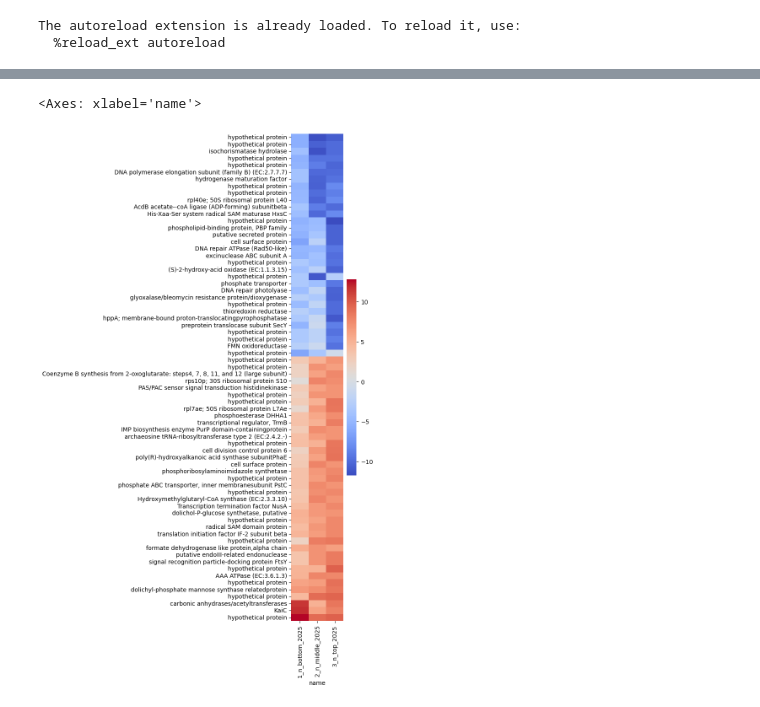
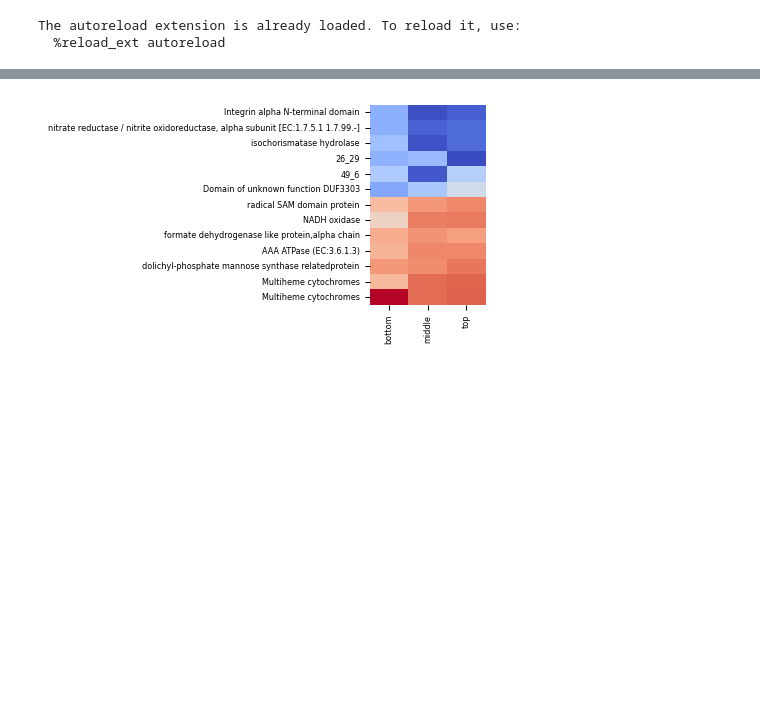
Before and after one commit to pipparichter/banfield, a Jupyter notebook: notebooks/sandbox-5.ipynb, the cells around one changed output, grey strips where cells are left out. Drawn from its saved outputs; the diff is of its cells as text; code cells hidden in the pictures; blank space fills up the shorter version.

```diff
--- a/notebooks/sandbox-5.ipynb
+++ b/notebooks/sandbox-5.ipynb
@@ -355,10 +307,10 @@ n_sample_names = metat_df.sample_name[metat_df.sample_name.str.startswith('n_')]
 ck_sample_names = metat_df.sample_name[~metat_df.sample_name.str.startswith('n_')].unique()
 
 
-def get_differential_expression(metat_df:pd.DataFrame, control_sample_names=ck_sample_names):
+def get_differential_expression(metat_df:pd.DataFrame, control_sample_names=ck_sample_names, year='2025'):
     '''Limited by the fact that I don't have true technical replicates.'''
     # Each row is a gene and each column is the expression level of that gene in the sample.
-    df = metat_df.pivot(columns='sample_name', values='normalized_coverage', index='geneid').copy()
+    df = metat_df.pivot(columns='sample_name', values='normalized_coverage', index='gene_id').copy()
     df = df.reset_index()
 
     sample_names = [sample_name for sample_name in metat_df.sample_name.unique() if (sample_name not in control_sample_names)]
@@ -367,9 +319,18 @@ def get_differential_expression(metat_df:pd.DataFrame, control_sample_names=ck_s
     # for sample_name, control_sample_name in itertools.product(sample_names, control_sample_names):
     #     diff_df += [{'id':row['id'], 'delta':row[sample_name] - row[control_sample_name], 'control_sample_name':control_sample_name, 'sample_name':sample_name} for row in df.to_dict(orient='records')]
     for sample_name, control_sample_name in itertools.product(sample_names, control_sample_names):
-        diff_df += [{'gene_id':row['geneid'], 'delta':row[sample_name] - row[control_sample_name], 'control_sample_name':control_sample_name, 'sample_name':sample_name} for row in df.to_dict(orient='records')]
+        diff_df += [{'gene_id':row['gene_id'], 'delta':row[sample_name] - row[control_sample_name], 'control_sample_name':control_sample_name, 'sample_name':sample_name} for row in df.to_dict(orient='records')]
+    diff_df = pd.DataFrame(diff_df)
 
-    diff_df = pd.DataFrame(diff_df)
+    # Filter for samples from the same location, it seems like comparing middle to top, etc. does not really work.
+    get_sample_location = lambda sample_name : re.search('top|bottom|middle', sample_name).group(0)
+
+    diff_df = diff_df[diff_df.control_sample_name.str.contains(year) & diff_df.sample_name.str.contains(year)].copy()
+    diff_df = diff_df[diff_df.control_sample_name.apply(get_sample_location) == diff_df.sample_name.apply(get_sample_location)].copy()
+
+    has_consistent_regulation = lambda df : np.all(np.sign(df.delta.values) == np.sign(df.delta.values)[0])
+    diff_df['consistent'] = diff_df['gene_id'].map(diff_df.groupby('gene_id').apply(has_consistent_regulation, include_groups=False))
+
     return diff_df
 
-diff_df = get_differential_expression(host_metat_df)
+host_diff_df = get_differential_expression(host_metat_df)
@@ -406,31 +337,46 @@ def check_genbank_file(df:pd.DataFrame, fa_path:str='../data/methanoperedens_2.f
 # %%
-get_sample_location = lambda sample_name : re.search('top|bottom|middle', sample_name).group(0)
-
-fig, ax = plt.subplots(figsize=(2, 15))
+def pivot_differential_expression(diff_df, column_order=['n_bottom_2025', 'n_middle_2025', 'n_top_2025'], columns='sample'):
+    diff_df = diff_df.pivot(columns='sample_name', values='delta', index='gene_id').copy()
+    diff_df = diff_df[column_order].copy()
+    return diff_df
 
 control_sample_name_map = {control_sample_name:i for i, control_sample_name in enumerate(ck_sample_names)}
-has_consistent_regulation = lambda df : np.all(np.sign(df.delta.values) == np.sign(df.delta.values)[0])
 
-figure_df = diff_df.copy()
-figure_df = figure_df[figure_df.control_sample_name.str.contains(year) & figure_df.sample_name.str.contains(year)].copy()
-figure_df = figure_df[figure_df.control_sample_name.apply(get_sample_location) == figure_df.sample_name.apply(get_sample_location)].copy()
-figure_df['consistent_regulation'] = figure_df['gene_id'].map(figure_df.groupby('gene_id').apply(has_consistent_regulation, include_groups=False))
-figure_df = figure_df[figure_df.consistent_regulation].copy()
+def plot_differential_expression(diff_df:pd.DataFrame, annotations:dict=None, ids=None):
+    figure_df = diff_df.copy()
 
-# figure_df['name'] = [f'{sample_name}_{control_sample_name_map[control_sample_name]}' for sample_name, control_sample_name in zip(diff_df.sample_name, diff_df.control_sample_name)]
-figure_df['name'] = [f'{control_sample_name_map[control_sample_name]}_{sample_name}' for sample_name, control_sample_name in zip(figure_df.sample_name, figure_df.control_sample_name)]
-figure_df = figure_df.pivot(columns='name', values='delta', index='gene_id').copy()
-figure_df = figure_df[figure_df.index.isin(important_ids)].copy()
-# figure_df.index = figure_df.index.map(id_to_ko_map).map(ko_name_map)
-# figure_df.index = figure_df.index.map(host_df.set_index('locus_tag')['product'])
-figure_df.index = figure_df.index.map(host_df.set_index('gene_id')['product'])
-figure_df.index = np.where(figure_df.index.isnull(), 'none', figure_df.index)
-figure_df['mean'] = figure_df.values.mean(axis=1).ravel()
-figure_df = figure_df.sort_values(by='mean') # Sort by the average delta across all samples..
+    figure_df = figure_df[figure_df['gene_id'].isin(ids)].copy() if (ids is not None) else figure_df
+    figure_df = pivot_differential_expression(figure_df)
 
-sns.heatmap(figure_df.drop(columns='mean'), cmap='coolwarm')
+    ids = figure_df.index.copy()
+    if annotations is not None:
+        figure_df.index = figure_df.index.map(annotations)
+        figure_df.index = np.where(figure_df.index.isnull(), ids, figure_df.index)
 
+    figure_df['mean'] = figure_df.values.mean(axis=1).ravel()
+    figure_df = figure_df.sort_values(by='mean') # Sort by the average delta across all samples..
+
+    fig, ax = plt.subplots(figsize=(1.5, len(figure_df) / 5))
+    sns.heatmap(figure_df.drop(columns='mean'), cmap='coolwarm', cbar=False, ax=ax)
+    ax.set_yticks(np.arange(len(figure_df)) + 0.5, figure_df.index.values, fontsize='xx-small')
+    ax.set_xticks(ax.get_xticks(), labels=['bottom', 'middle', 'top'], fontsize='xx-small')
+    ax.set_xlabel('')
+    ax.set_ylabel('')
+    return ax , ids
+    # plt.show()
+
+annotations = ko_df.set_index('id')['definition'].to_dict()
+annotations.update(host_df[~host_df['product'].str.contains('hypothetical|Tax=')]['product'].to_dict())
+annotations['7_12'] = 'Domain of unknown function DUF3303' # Several members are annotated as being LysM domain-like proteins, but these did not match any LysM domains reported in the literature.
+annotations['22_21'] = 'NADH oxidase'
+annotations['12_41'] = 'Integrin alpha N-terminal domain'
+annotations['52_1'] = 'Multiheme cytochromes'
+annotations['52_4'] = 'Multiheme cytochromes'
+
+ax, ids = plot_differential_expression(host_diff_df[host_diff_df.consistent], ids=important_ids, annotations=annotations)
+# ax = plot_differential_expression(host_diff_df[~host_diff_df.consistent], annotations=annotations, ids=important_ids)
+plt.show()
 # It seems likely that a lot of what PCA is capturing is the variance between locations, not between samples.
+# Values are the value in the treatment group (nitrate) minus the value in the control (no nitrate)
 # %% [output]
-<Axes: xlabel='name'>
-[figure, old version]
+[figure, new version]
```
Also changed, not shown: parts of 24 cells of this notebook, 11 other files.
